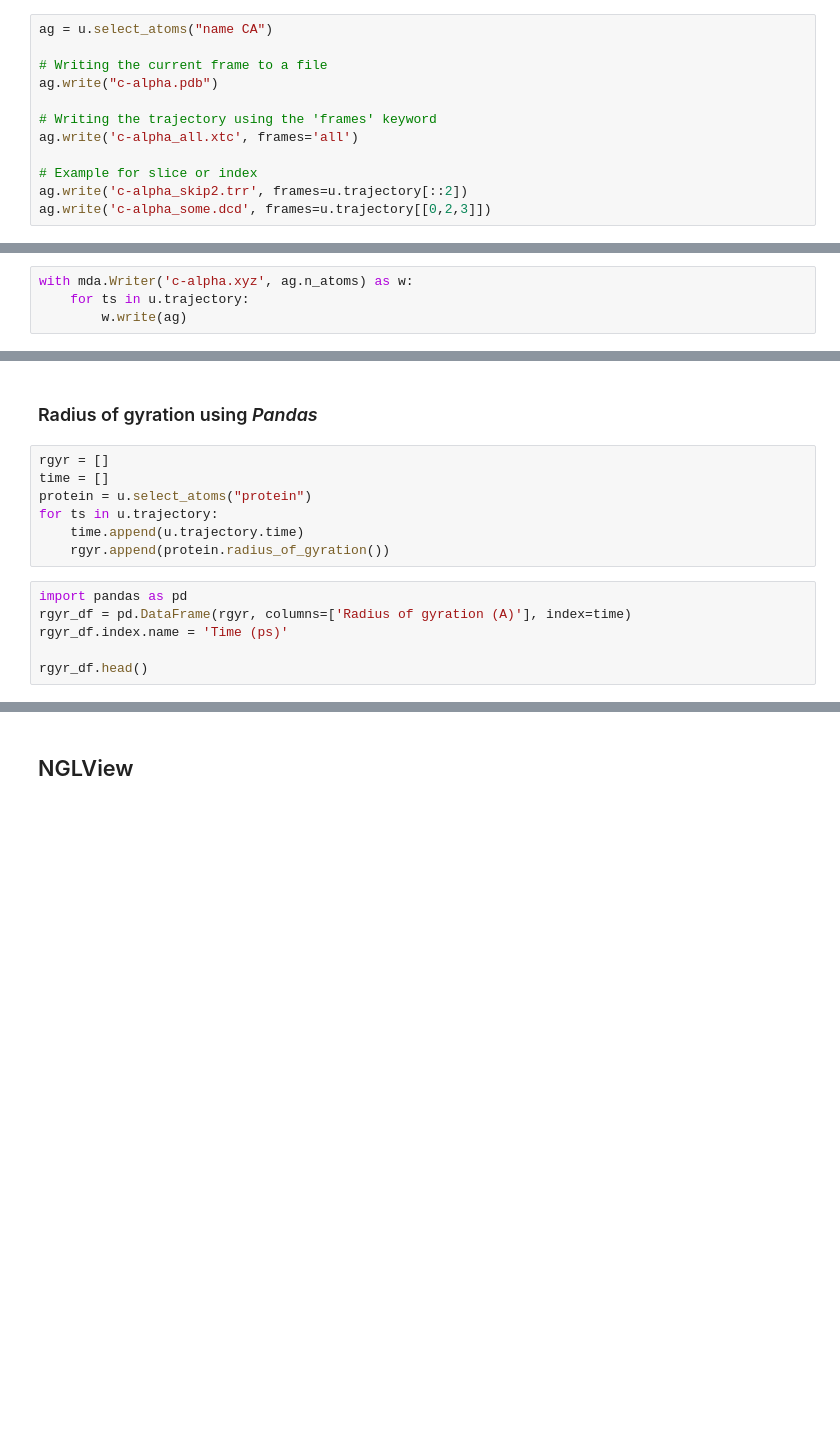
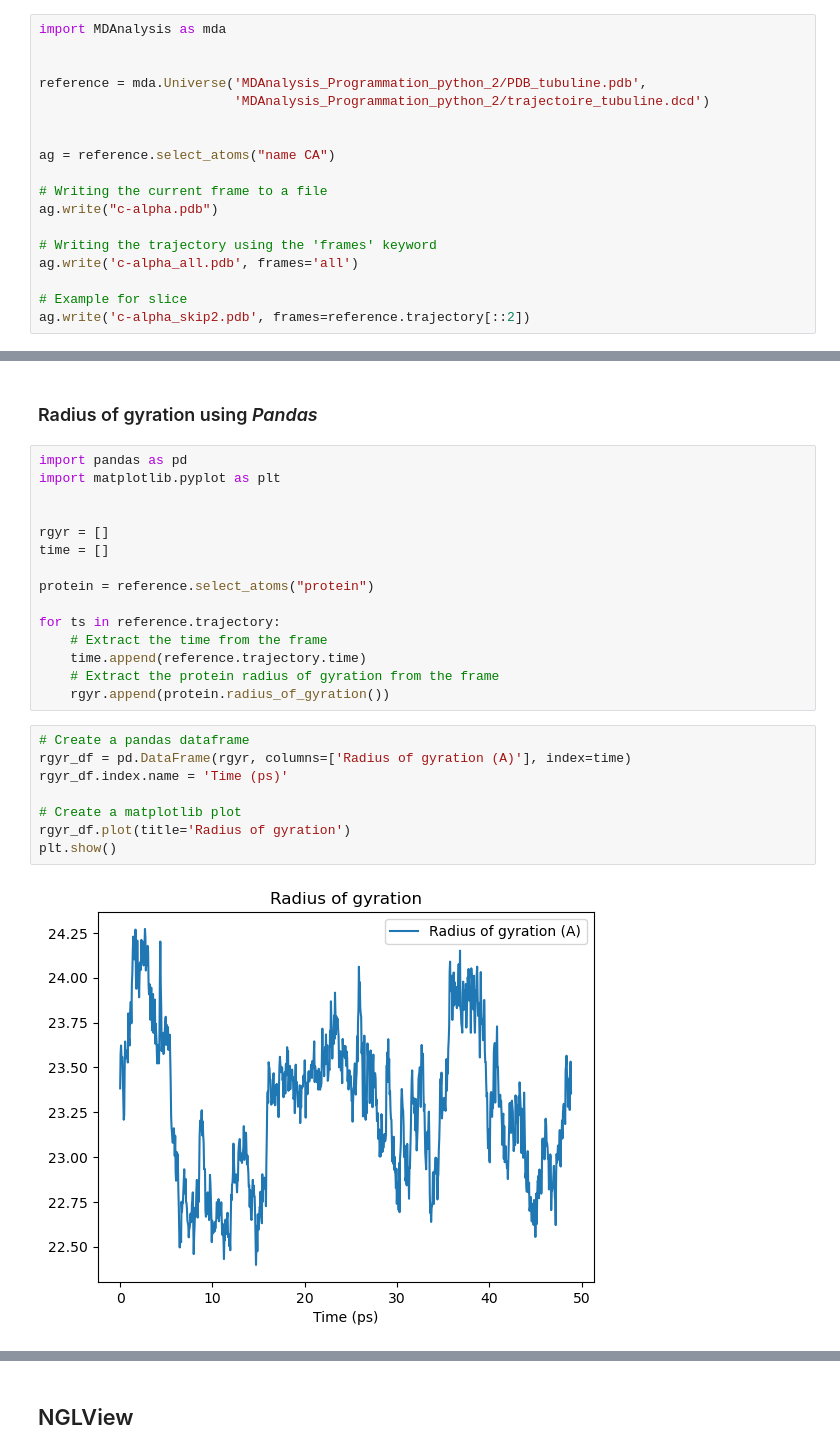
Before and after one commit to MartinBaGar/MDAnalysis_ISDD, a Jupyter notebook: demo.ipynb, the cells around one changed output, grey strips where cells are left out. Drawn from its saved outputs; the diff is of its cells as text; blank space fills up the shorter version.

```diff
--- a/demo.ipynb
+++ b/demo.ipynb
@@ -147,14 +188,20 @@ forms like a plot or a movie, some of them will be presented in this section.
 ### Frame and trajectories
 MDAnalysis allows you to write frames or trajectories in any of the supported format with `.write()`:
 # %%
-ag = u.select_atoms("name CA")
+import MDAnalysis as mda
+
+
+reference = mda.Universe('MDAnalysis_Programmation_python_2/PDB_tubuline.pdb',
+                         'MDAnalysis_Programmation_python_2/trajectoire_tubuline.dcd')
+
+
+ag = reference.select_atoms("name CA")
 
 # Writing the current frame to a file
 ag.write("c-alpha.pdb")
 
 # Writing the trajectory using the 'frames' keyword
-ag.write('c-alpha_all.xtc', frames='all')
+ag.write('c-alpha_all.pdb', frames='all')
 
-# Example for slice or index
-ag.write('c-alpha_skip2.trr', frames=u.trajectory[::2])
-ag.write('c-alpha_some.dcd', frames=u.trajectory[[0,2,3]])
+# Example for slice
+ag.write('c-alpha_skip2.pdb', frames=reference.trajectory[::2])
@@ -163,4 +207,0 @@ There is also the possiblity to write by iterating through the frames of a traje
-# %%
-with mda.Writer('c-alpha.xyz', ag.n_atoms) as w:
-    for ts in u.trajectory:
-        w.write(ag)
@@ -195,15 +217,27 @@ plotting with *Matplotlib* can be easier to do:
 # %% [markdown]
 ### Radius of gyration using *Pandas*
 # %%
+import pandas as pd
+import matplotlib.pyplot as plt
+
+
 rgyr = []
 time = []
-protein = u.select_atoms("protein")
-for ts in u.trajectory:
-    time.append(u.trajectory.time)
+
+protein = reference.select_atoms("protein")
+
+for ts in reference.trajectory:
+    # Extract the time from the frame
+    time.append(reference.trajectory.time)
+    # Extract the protein radius of gyration from the frame
     rgyr.append(protein.radius_of_gyration())
 # %%
-import pandas as pd
+# Create a pandas dataframe
 rgyr_df = pd.DataFrame(rgyr, columns=['Radius of gyration (A)'], index=time)
 rgyr_df.index.name = 'Time (ps)'
 
-rgyr_df.head()
+# Create a matplotlib plot
+rgyr_df.plot(title='Radius of gyration')
+plt.show()
+# %% [output]
+[figure, added]
```
Also changed, not shown: parts of 36 cells of this notebook, 7 other files.
